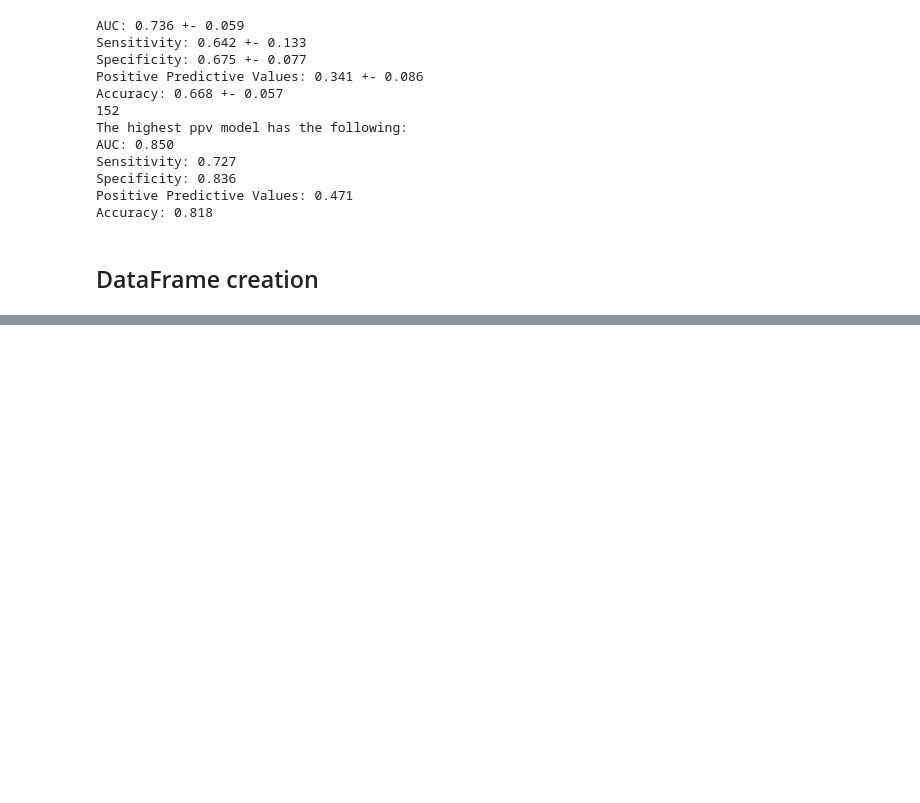
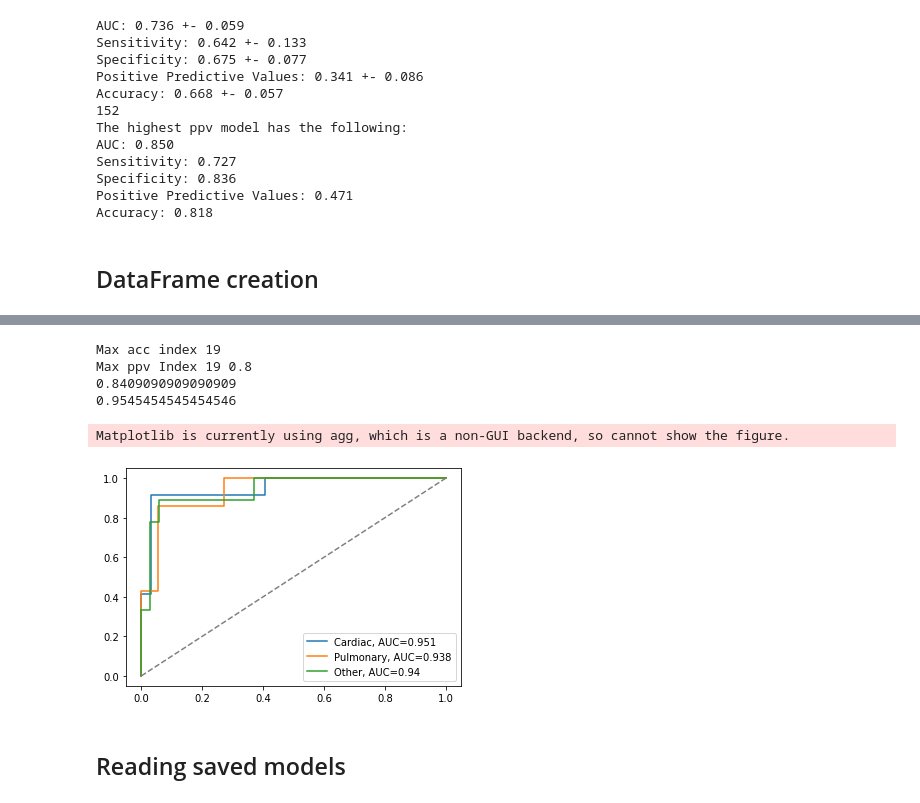
Before and after one commit to julioportellah/cpet-dashboard-backend, a Jupyter notebook: custom_shap/time_segemented_analysis.ipynb, the cells around one changed output, grey strips where cells are left out. Saved outputs shown, nothing was run; the diff lists cells and outputs as text; code cells hidden in the pictures; blank space fills up the shorter version.

Commit message:
Adding changes updates and the KFold validation for the model

```diff
--- a/custom_shap/time_segemented_analysis.ipynb
+++ b/custom_shap/time_segemented_analysis.ipynb
@@ -659,0 +1117,9 @@ save_model(clf_other_40, scaler_40_other, 'clf_other_40')
+# %%
+selected_index_other = 76
+tn, fp, fn, tp = confusion_matrix(r_y_test_other[selected_index_other], np.round(r_proba_other[selected_index_other])).ravel()
+fpr_oth, tpr_oth, thresholds_plm = metrics.roc_curve(r_y_test_other[selected_index_other], r_proba_other[selected_index_other])
+specificity = tn / (tn+fp)
+sensitivity = tp / (tp+fn)
+ppv = tp/(tp+fp)
+print(np.round(metrics.auc(fpr_oth, tpr_oth),3),specificity, sensitivity, ppv)
+print(accuracy_score(r_y_test_other[selected_index_other], np.round(r_proba_other[selected_index_other])))
@@ -659,0 +1133,28 @@ save_model(clf_other_40, scaler_40_other, 'clf_other_40')
+# %%
+
+#np.round(metrics.auc(r_fpr_other, r_tpr_other),3)
+#r_proba_cardiac, r_y_test_cardiac
+result_aucs = np.array([])
+result_acc = np.array([])
+result_ppv = np.array([])
+r_proba = r_proba_other#r_proba_pulm
+r_y_test = r_y_test_other
+for prob, y in zip(r_proba,r_y_test):
+    fpr_car, tpr_car, thresholds_car = metrics.roc_curve(y, prob)
+    tn, fp, fn, tp = confusion_matrix(y, np.round(prob)).ravel()
+    specificity = tn / (tn+fp)
+    sensitivity = tp / (tp+fn)
+    ppv = tp/(tp+fp)
+    #print(np.round(metrics.auc(fpr_car, tpr_car),3))
+    result_aucs = np.append(result_aucs, np.round(metrics.auc(fpr_car, tpr_car),3))
+    result_acc = np.append(result_acc, np.round(accuracy_score(y, np.round(prob)),3))
+    result_ppv = np.append(result_ppv, np.round(ppv,3))
+    pass
+print(result_aucs)
+print(result_acc)
+print(result_ppv)
+max_index = np.argmax(result_acc)
+print(result_aucs[max_index])
+print(result_acc[max_index])
+print(result_ppv[max_index])
+max_index
@@ -659,0 +1180,28 @@ save_model(clf_other_40, scaler_40_other, 'clf_other_40')
+# %%
+# result_indx = np.where(result_aucs == .930)
+# print(result_indx[0][0])
+# print(np.where(result_acc == .932))
+print('Max acc index', np.argmax(result_acc))
+print('Max ppv Index', np.argmax(result_ppv),result_ppv[np.argmax(result_ppv)])
+r_proba = r_proba_pulm#r_proba_pulm
+r_y_test = r_y_test_pulm
+accuracy_score(r_y_test[3], np.round(r_proba[3]))
+print(accuracy_score(r_y_test[3], np.round(r_proba[3])))
+print(accuracy_score(r_y_test[19], np.round(r_proba[19])))
+# %% [output]
+Max acc index 19
+Max ppv Index 19 0.8
+0.8409090909090909
+0.9545454545454546
+# %%
+plt.plot(fpr_car,tpr_car,label=f"Cardiac, AUC={np.round(metrics.auc(fpr_car, tpr_car),3)}")
+plt.plot(fpr_plm,tpr_plm,label=f"Pulmonary, AUC={np.round(metrics.auc(fpr_plm, tpr_plm),3)}")
+plt.plot(fpr_oth,tpr_oth,label=f"Other, AUC={np.round(metrics.auc(fpr_oth, tpr_oth),3)}")
+plt.plot([0,1], [0,1], color='grey', linestyle='--')
+plt.legend(loc=4)
+plt.show()
+# %% [output]
+Matplotlib is currently using agg, which is a non-GUI backend, so cannot show the figure.
+[figure, added]
+# %% [markdown]
+## Reading saved models
```
Also changed, not shown: parts of 125 cells of this notebook, 36 other files.
